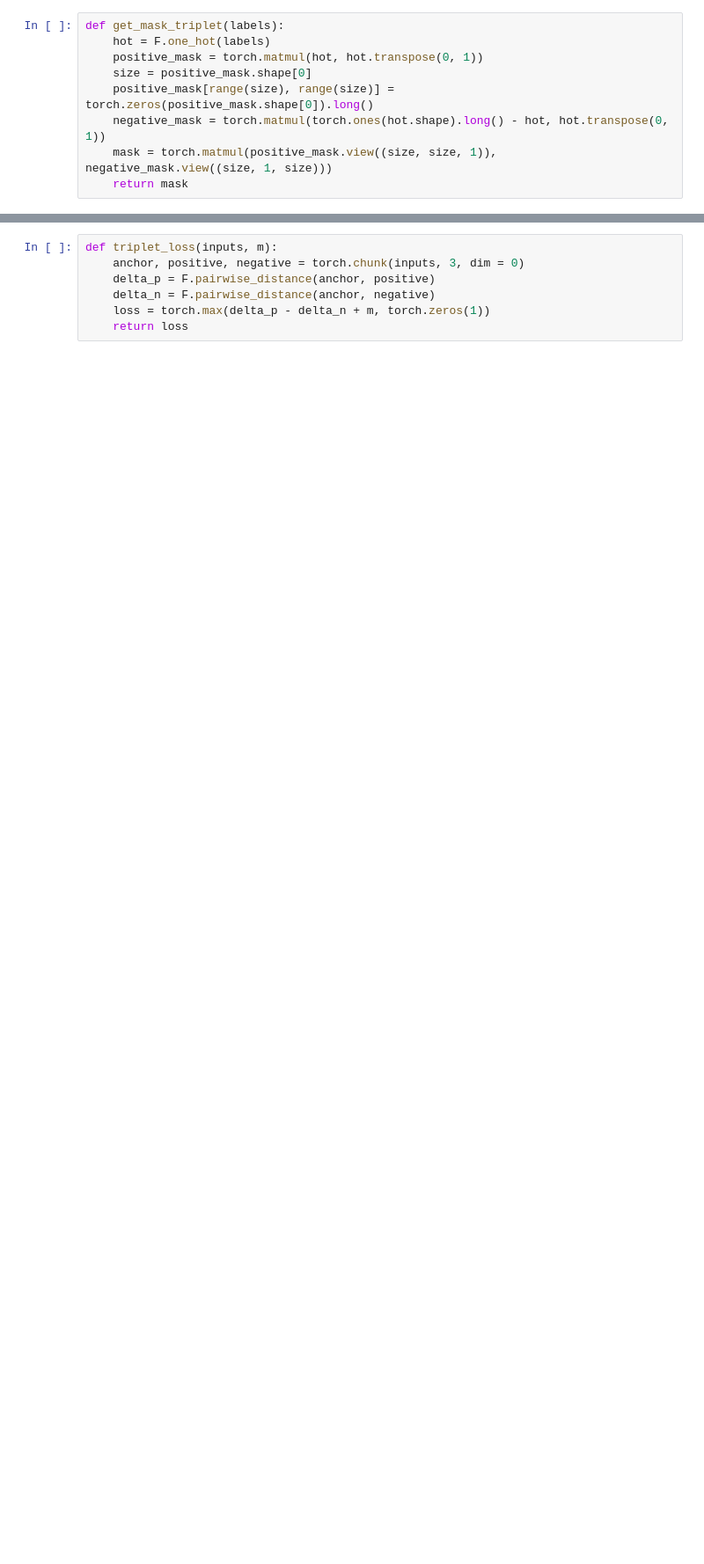
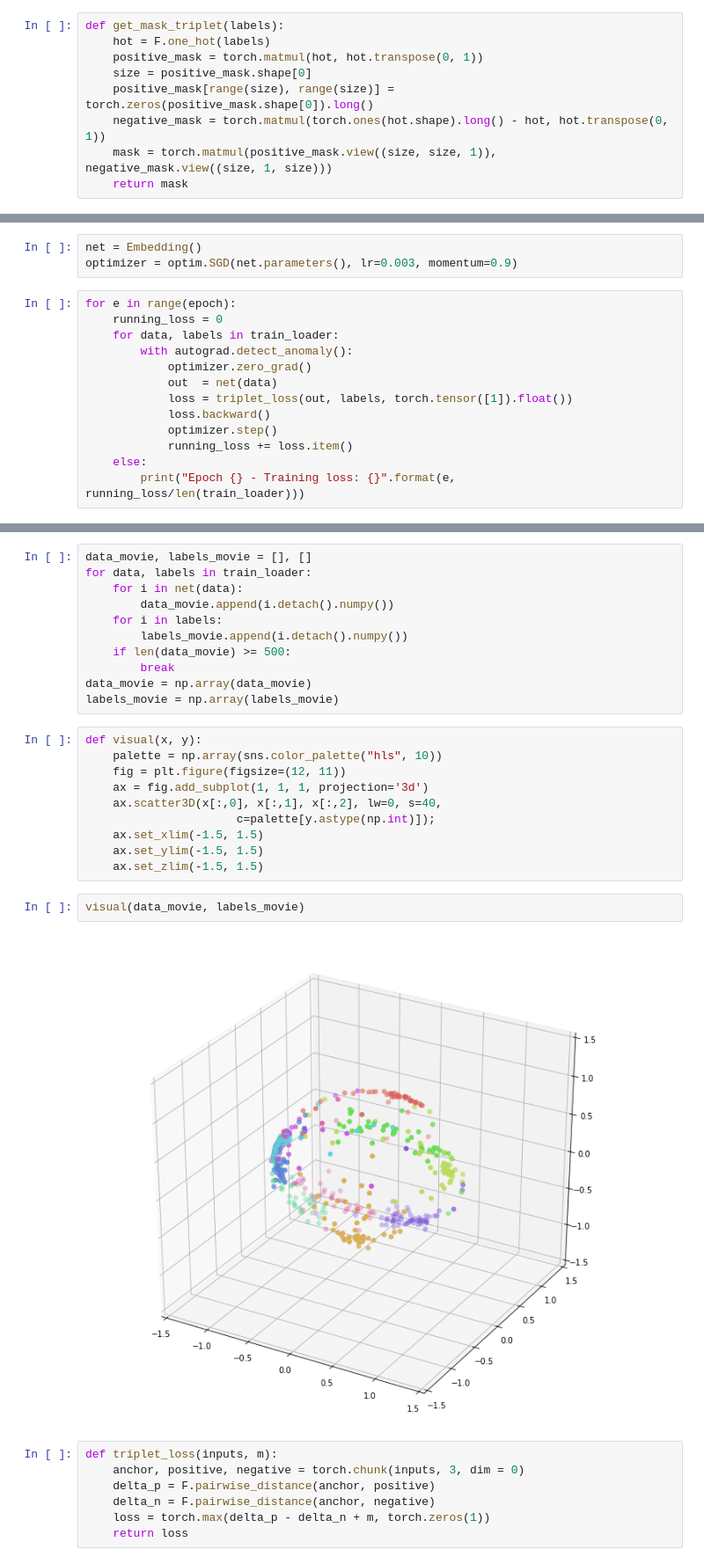
Before and after one commit to Sarapuce/Triplet_loss, a Jupyter notebook: Triplet loss pytorch.ipynb, the cells around one changed output, grey strips where cells are left out. Shown: that part at 88% size. Cells and saved outputs as stored; diff of their text form; blank space fills up the shorter version.

```diff
--- a/Triplet loss pytorch.ipynb
+++ b/Triplet loss pytorch.ipynb
@@ -103,3 +107,19 @@ def triplet_loss(data, labels, m):
     nb_of_tensor = torch.sum(nb_of_tensor)
     triplet_loss = torch.sum(triplet_loss)
     return triplet_loss / (nb_of_tensor + torch.tensor([1e-16]).float())
+# %%
+net = Embedding()
+optimizer = optim.SGD(net.parameters(), lr=0.003, momentum=0.9)
+# %%
+for e in range(epoch):
+    running_loss = 0
+    for data, labels in train_loader:
+        with autograd.detect_anomaly():
+            optimizer.zero_grad()
+            out  = net(data)
+            loss = triplet_loss(out, labels, torch.tensor([1]).float())
+            loss.backward()
+            optimizer.step()
+            running_loss += loss.item()
+    else:
+        print("Epoch {} - Training loss: {}".format(e, running_loss/len(train_loader)))
@@ -106,3 +132,28 @@ def triplet_loss(data, labels, m):
+# %%
+data_movie, labels_movie = [], []
+for data, labels in train_loader:
+    for i in net(data):
+        data_movie.append(i.detach().numpy())
+    for i in labels:
+        labels_movie.append(i.detach().numpy())
+    if len(data_movie) >= 500:
+        break
+data_movie = np.array(data_movie)
+labels_movie = np.array(labels_movie)
+# %%
+def visual(x, y):
+    palette = np.array(sns.color_palette("hls", 10))
+    fig = plt.figure(figsize=(12, 11))
+    ax = fig.add_subplot(1, 1, 1, projection='3d')
+    ax.scatter3D(x[:,0], x[:,1], x[:,2], lw=0, s=40,
+                      c=palette[y.astype(np.int)]);
+    ax.set_xlim(-1.5, 1.5)
+    ax.set_ylim(-1.5, 1.5)
+    ax.set_zlim(-1.5, 1.5)
+# %%
+visual(data_movie, labels_movie)
+# %% [output]
+[figure, added]
 # %%
 def triplet_loss(inputs, m):
     anchor, positive, negative = torch.chunk(inputs, 3, dim = 0)
```
Also changed, not shown: parts of 7 cells of this notebook.
